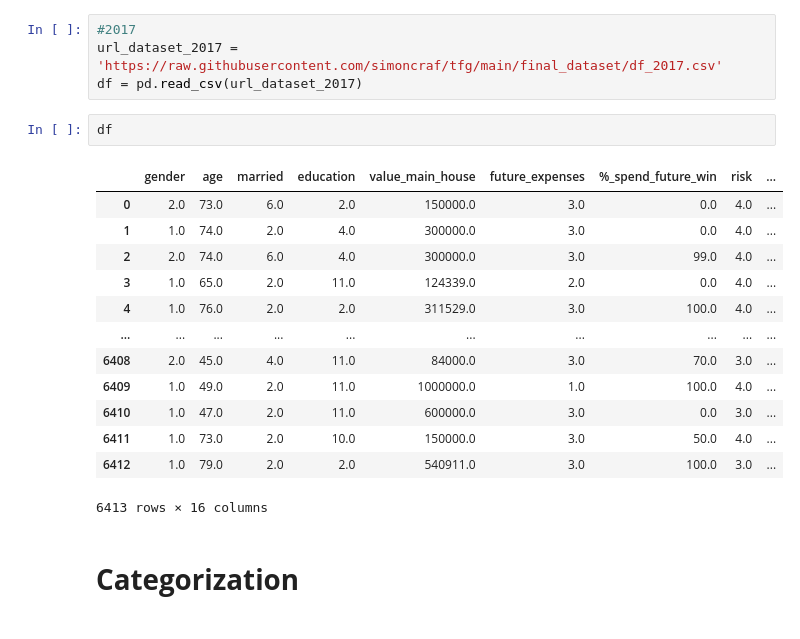
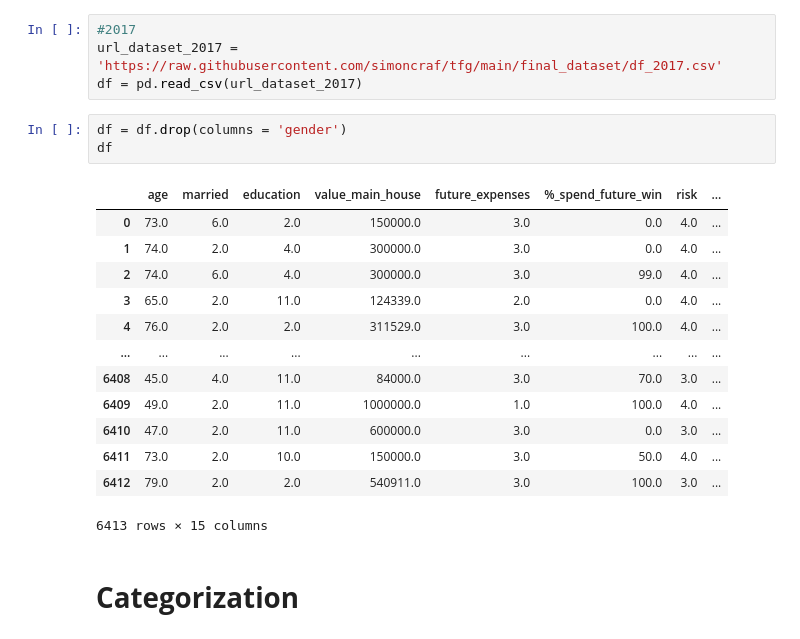
Before and after one commit to simoncraf/skarb, a Jupyter notebook: Financial_Risk_Tolerance/Financial_Risk_Tolerance_Categorization.ipynb, the cells around one changed output. Drawn from its saved outputs; the diff is of its cells as text.

```diff
--- a/Financial_Risk_Tolerance/Financial_Risk_Tolerance_Categorization.ipynb
+++ b/Financial_Risk_Tolerance/Financial_Risk_Tolerance_Categorization.ipynb
@@ -34,21 +34,22 @@ The final preprocessed dataset is in the "final_dataset" folder of my github rep
 url_dataset_2017 = 'https://raw.githubusercontent.com/simoncraf/tfg/main/final_dataset/df_2017.csv'
 df = pd.read_csv(url_dataset_2017)
 # %%
+df = df.drop(columns = 'gender')
 df
 # %% [output]
-|  | gender | age | married | education | value_main_house | future_expenses | %_spend_future_win | risk | ... |
-| 0 | 2.0 | 73.0 | 6.0 | 2.0 | 150000.0 | 3.0 | 0.0 | 4.0 | ... |
-| 1 | 1.0 | 74.0 | 2.0 | 4.0 | 300000.0 | 3.0 | 0.0 | 4.0 | ... |
-| 2 | 2.0 | 74.0 | 6.0 | 4.0 | 300000.0 | 3.0 | 99.0 | 4.0 | ... |
-| 3 | 1.0 | 65.0 | 2.0 | 11.0 | 124339.0 | 2.0 | 0.0 | 4.0 | ... |
-| 4 | 1.0 | 76.0 | 2.0 | 2.0 | 311529.0 | 3.0 | 100.0 | 4.0 | ... |
-| ... | ... | ... | ... | ... | ... | ... | ... | ... | ... |
-| 6408 | 2.0 | 45.0 | 4.0 | 11.0 | 84000.0 | 3.0 | 70.0 | 3.0 | ... |
-| 6409 | 1.0 | 49.0 | 2.0 | 11.0 | 1000000.0 | 1.0 | 100.0 | 4.0 | ... |
-| 6410 | 1.0 | 47.0 | 2.0 | 11.0 | 600000.0 | 3.0 | 0.0 | 3.0 | ... |
-| 6411 | 1.0 | 73.0 | 2.0 | 10.0 | 150000.0 | 3.0 | 50.0 | 4.0 | ... |
-| 6412 | 1.0 | 79.0 | 2.0 | 2.0 | 540911.0 | 3.0 | 100.0 | 3.0 | ... |
+|  | age | married | education | value_main_house | future_expenses | %_spend_future_win | risk | ... |
+| 0 | 73.0 | 6.0 | 2.0 | 150000.0 | 3.0 | 0.0 | 4.0 | ... |
+| 1 | 74.0 | 2.0 | 4.0 | 300000.0 | 3.0 | 0.0 | 4.0 | ... |
+| 2 | 74.0 | 6.0 | 4.0 | 300000.0 | 3.0 | 99.0 | 4.0 | ... |
+| 3 | 65.0 | 2.0 | 11.0 | 124339.0 | 2.0 | 0.0 | 4.0 | ... |
+| 4 | 76.0 | 2.0 | 2.0 | 311529.0 | 3.0 | 100.0 | 4.0 | ... |
+| ... | ... | ... | ... | ... | ... | ... | ... | ... |
+| 6408 | 45.0 | 4.0 | 11.0 | 84000.0 | 3.0 | 70.0 | 3.0 | ... |
+| 6409 | 49.0 | 2.0 | 11.0 | 1000000.0 | 1.0 | 100.0 | 4.0 | ... |
+| 6410 | 47.0 | 2.0 | 11.0 | 600000.0 | 3.0 | 0.0 | 3.0 | ... |
+| 6411 | 73.0 | 2.0 | 10.0 | 150000.0 | 3.0 | 50.0 | 4.0 | ... |
+| 6412 | 79.0 | 2.0 | 2.0 | 540911.0 | 3.0 | 100.0 | 3.0 | ... |
-6413 rows × 16 columns
+6413 rows × 15 columns
 # %% [markdown]
 # **Categorization**
 # %%
```
Also changed, not shown: parts of 2 cells of this notebook, 1 other file.
